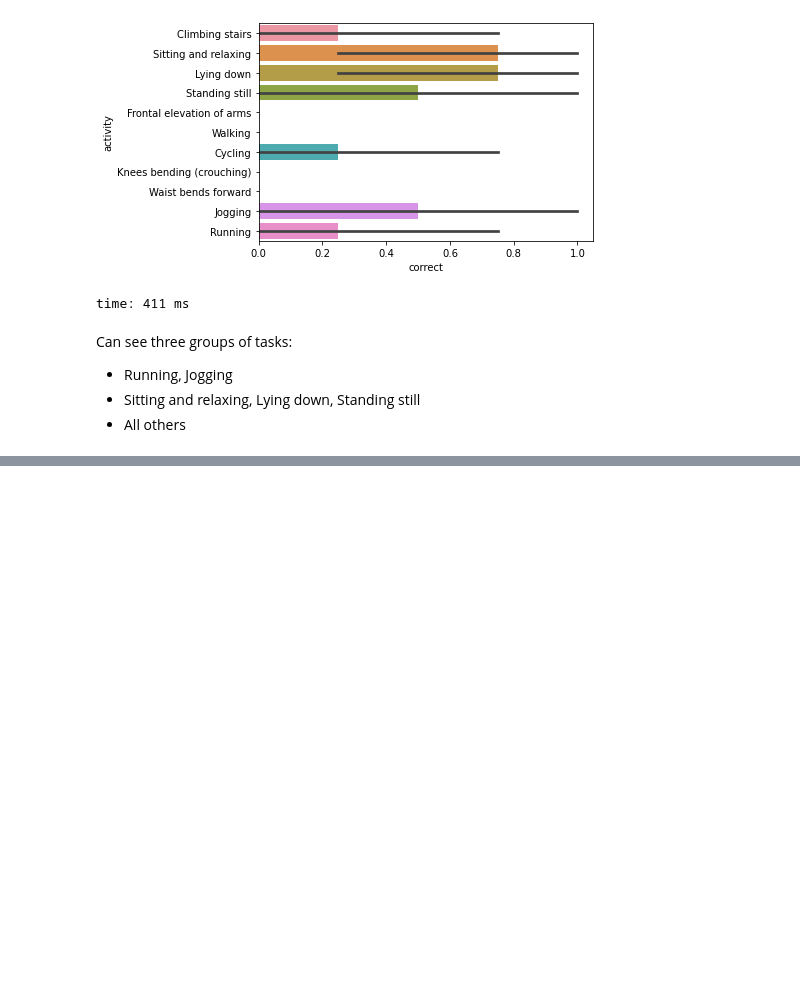
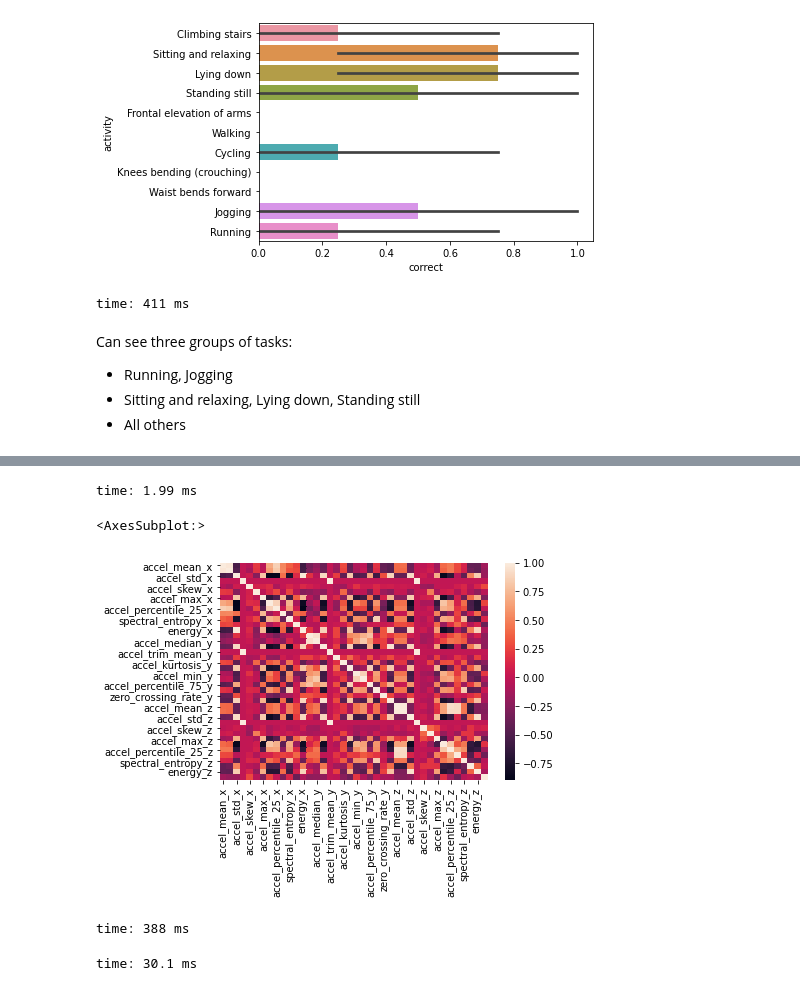
Before and after one commit to Midren/ActivityClassification, a Jupyter notebook: project.ipynb, the cells around one changed output, grey strips where cells are left out. Drawn from its saved outputs; the diff is of its cells as text; code cells hidden in the pictures; blank space fills up the shorter version.

Commit message:
Added classification based on accelerometer

```diff
--- a/project.ipynb
+++ b/project.ipynb
@@ -174,6 +177,11 @@ time: 621 µs
 # %%
 window_length = 30
 used_signals = ['ECG-1', 'ECG-2', 'timepoint']
+used_signals += [
+    'acceleration, right-lower-arm (X axis)',
+    'acceleration, right-lower-arm (Y axis)',
+    'acceleration, right-lower-arm (Z axis)',
+]
 used_signals += ['subject']
 activity_to_signals = defaultdict(list)
 # df
@@ -642,0 +688,16 @@ Can see three groups of tasks:
+# %%
+accel_feature_names = [
+    'accel_mean',
+    'accel_median',
+    'accel_std',
+    'accel_trim_mean',
+    'accel_skew',
+    'accel_kurtosis',
+    'accel_max',
+    'accel_min',
+    'accel_percentile_25',
+    'accel_percentile_75',
+    'spectral_entropy',
+    'zero_crossing_rate',
+    'energy'
+]
@@ -642,0 +706,12 @@ Can see three groups of tasks:
+# %%
+data = []
+for signals, activity in signal_activity_pairs:
+    data.append(get_accelerometer_features(signals, accel_num=0) +
+                get_accelerometer_features(signals, accel_num=1) +
+                get_accelerometer_features(signals, accel_num=2) +
+                [activity]
+               )
+
+data = pd.DataFrame(data=data, columns=append_suffix(accel_feature_names, "_x") + \
+                                                     append_suffix(accel_feature_names, "_y") + \
+                                                     append_suffix(accel_feature_names, "_z") + ['activity'])
@@ -642,0 +737,24 @@ Can see three groups of tasks:
+# %%
+le = LabelEncoder()
+data.iloc[:, -1] = le.fit_transform(data.iloc[:,-1]).astype('float64')
+# %% [output]
+time: 1.99 ms
+# %%
+corr = data.corr()
+sns.heatmap(data.corr())
+# %% [output]
+<AxesSubplot:>
+[figure, added]
+time: 388 ms
+# %%
+columns = np.full((corr.shape[0],), True, dtype=bool)
+for i in range(corr.shape[0]):
+    for j in range(i+1, corr.shape[0]):
+        if corr.iloc[i,j] >= 0.9:
+            if columns[j]:
+                columns[j] = False
+
+selected_columns = data.columns[columns]
+data = data[selected_columns]
+# %% [output]
+time: 30.1 ms
```
Also changed, not shown: parts of 17 cells of this notebook.
